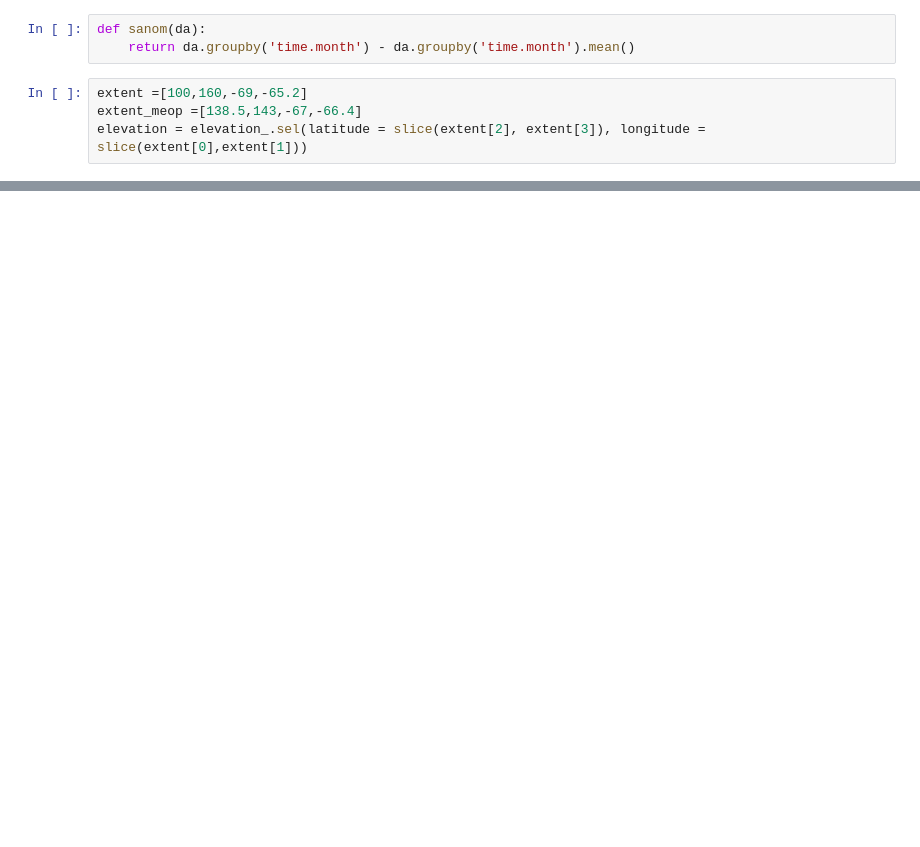
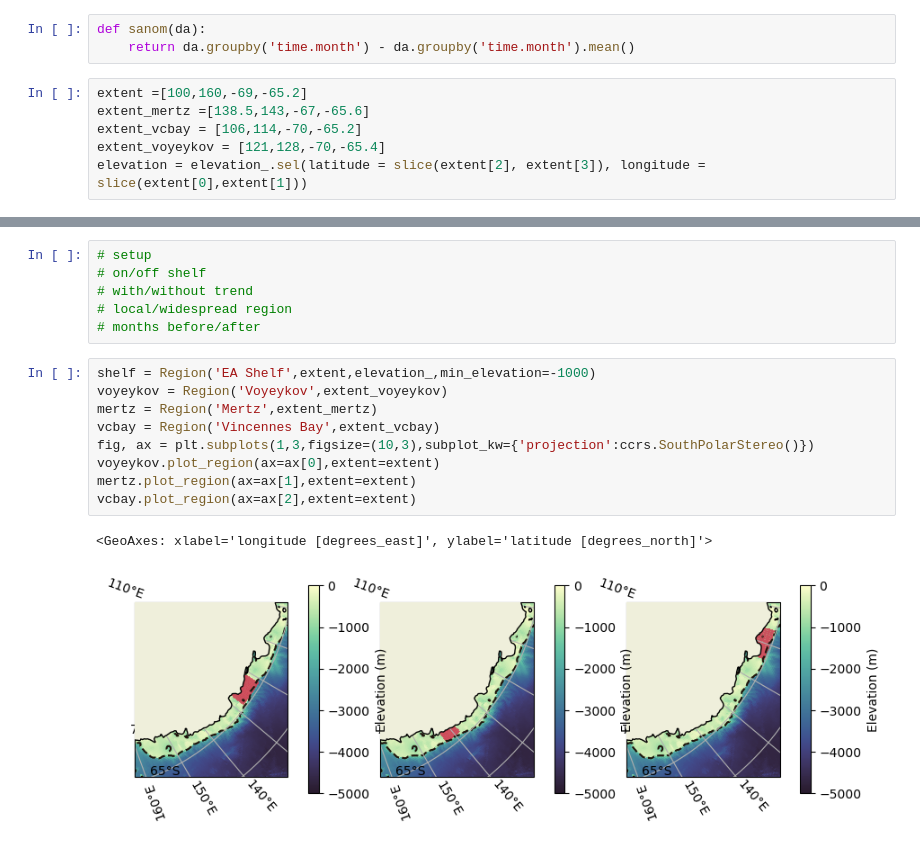
Before and after one commit to eejco/thesis_c3, a Jupyter notebook: composite.ipynb, the cells around one changed output, grey strips where cells are left out. Drawn from its saved outputs; the diff is of its cells as text; blank space fills up the shorter version.

```diff
--- a/composite.ipynb
+++ b/composite.ipynb
@@ -36,5 +39,7 @@ def sanom(da):
     return da.groupby('time.month') - da.groupby('time.month').mean()
 # %%
 extent =[100,160,-69,-65.2]
-extent_meop =[138.5,143,-67,-66.4]
+extent_mertz =[138.5,143,-67,-65.6]
+extent_vcbay = [106,114,-70,-65.2]
+extent_voyeykov = [121,128,-70,-65.4]
 elevation = elevation_.sel(latitude = slice(extent[2], extent[3]), longitude = slice(extent[0],extent[1]))
@@ -47,0 +63,18 @@ shelf.plot_region()
+# %%
+# setup
+# on/off shelf
+# with/without trend
+# local/widespread region
+# months before/after
+# %%
+shelf = Region('EA Shelf',extent,elevation_,min_elevation=-1000)
+voyeykov = Region('Voyeykov',extent_voyeykov)
+mertz = Region('Mertz',extent_mertz)
+vcbay = Region('Vincennes Bay',extent_vcbay)
+fig, ax = plt.subplots(1,3,figsize=(10,3),subplot_kw={'projection':ccrs.SouthPolarStereo()})
+voyeykov.plot_region(ax=ax[0],extent=extent)
+mertz.plot_region(ax=ax[1],extent=extent)
+vcbay.plot_region(ax=ax[2],extent=extent)
+# %% [output]
+<GeoAxes: xlabel='longitude [degrees_east]', ylabel='latitude [degrees_north]'>
+[figure, added]
```
Also changed, not shown: parts of 24 cells of this notebook, 1 other file.
